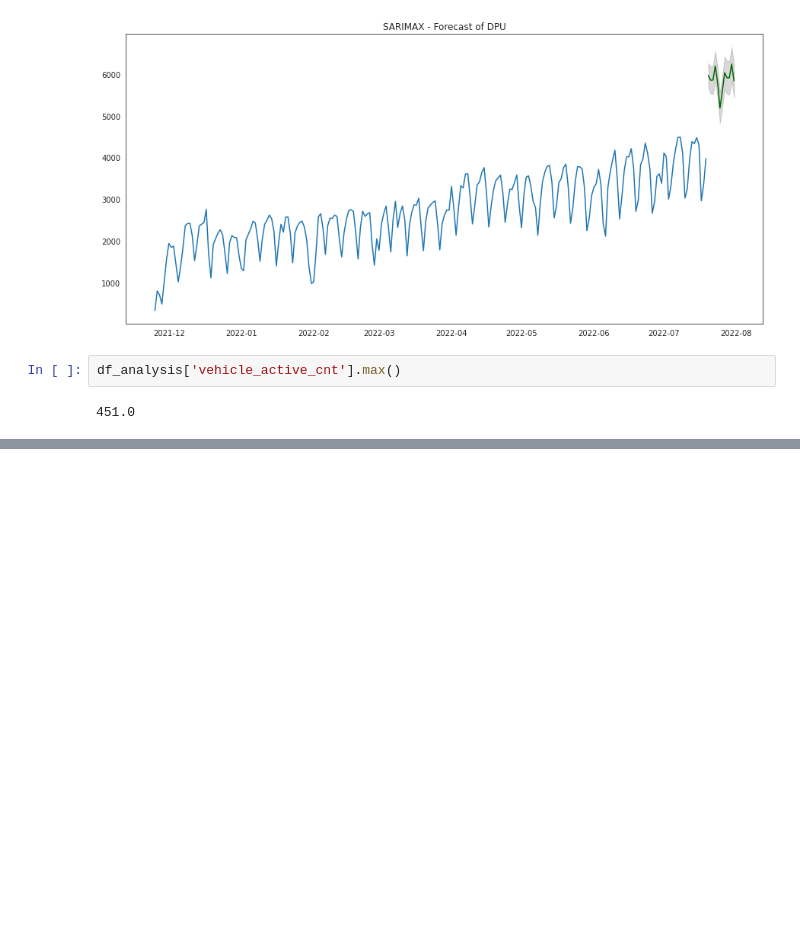
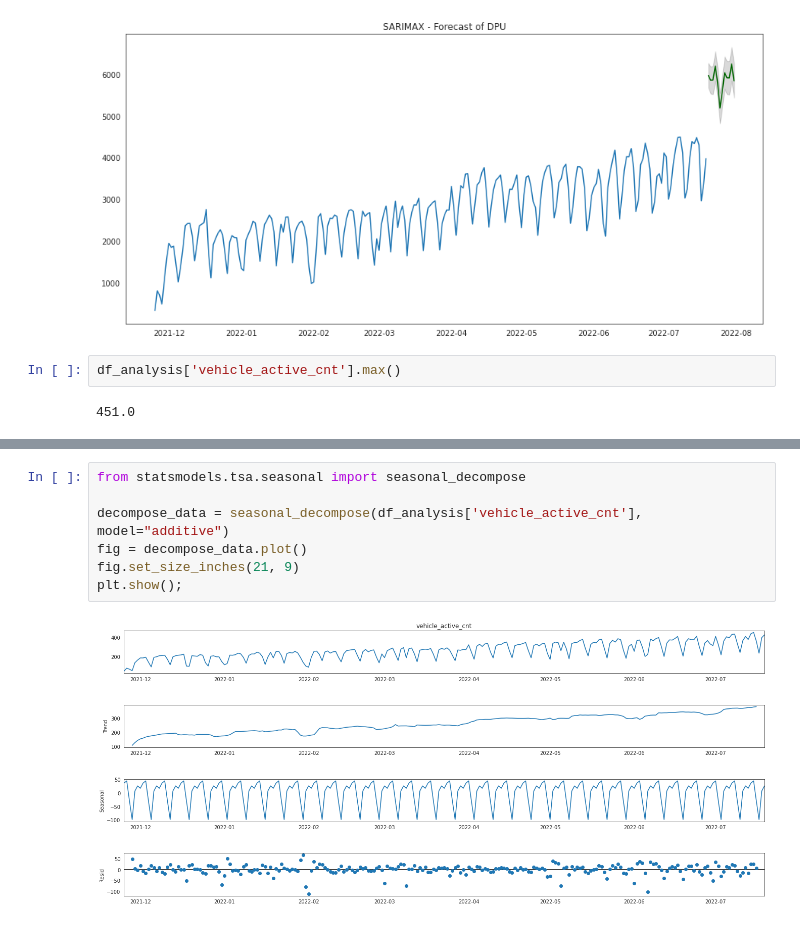
Before and after one commit to vcnc-winwin/winwin_analytics, a Jupyter notebook: win_dev/rider_sarimax.ipynb, the cells around one changed output, grey strips where cells are left out. Saved outputs shown, nothing was run; the diff lists cells and outputs as text; blank space fills up the shorter version.

```diff
--- a/win_dev/rider_sarimax.ipynb
+++ b/win_dev/rider_sarimax.ipynb
@@ -385,0 +408,9 @@ df_analysis['vehicle_active_cnt'].max()
+# %%
+from statsmodels.tsa.seasonal import seasonal_decompose
+
+decompose_data = seasonal_decompose(df_analysis['vehicle_active_cnt'], model="additive")
+fig = decompose_data.plot()
+fig.set_size_inches(21, 9)
+plt.show();
+# %% [output]
+[figure, added]
```
Also changed, not shown: parts of 8 cells of this notebook.
